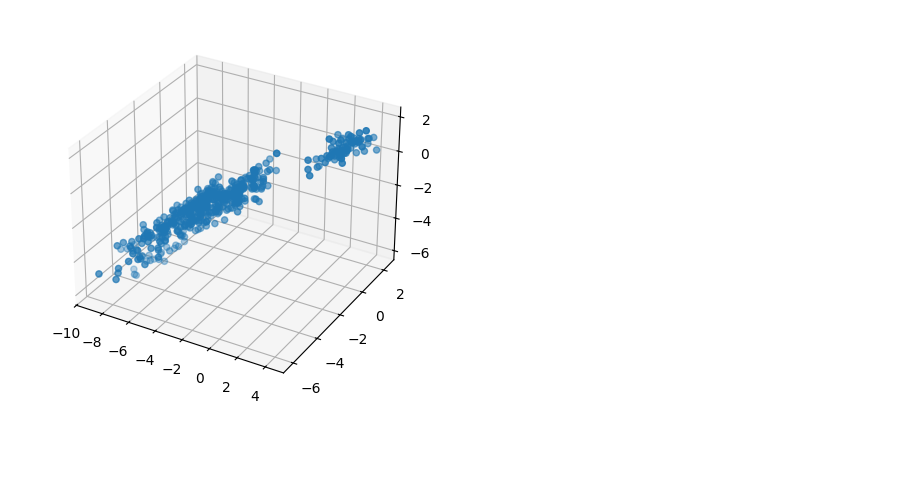
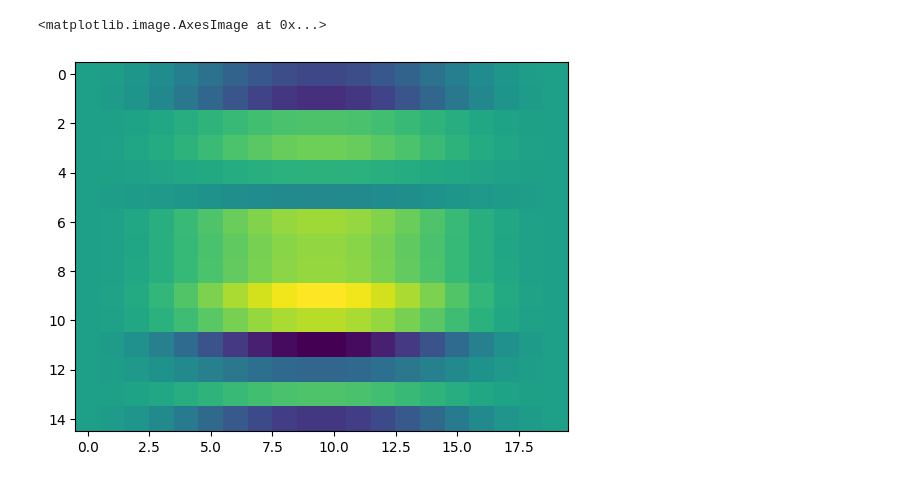
Before and after one commit to mnlmrc/OffManifoldLearning, a Jupyter notebook: notebooks/simulations.ipynb, the cells around one changed output. Cells and saved outputs as stored; diff of their text form; code cells hidden in the pictures; blank space fills up the shorter version.

```diff
--- a/notebooks/simulations.ipynb
+++ b/notebooks/simulations.ipynb
@@ -41,30 +52,24 @@ plt.show()
-# %%
-# Create a force profile
-t = np.linspace(0, 1, T)
-profile = np.sin(np.pi * t) ** 2
-B = rng.standard_normal((Nf, Nd, d))
-B[:, :, 0] *= (1. + bias)
 # %%
 # example trials
-ntrials = 100
-Ft_peak = np.zeros((ntrials, N))
-for ntrial in range(ntrials):
+n_trials = 100
+F = np.zeros((n_trials, T, N), dtype=float)
+fingers = np.zeros(n_trials, dtype=int)
+dirs = np.zeros((n_trials, 3), dtype=float)
+for tr in range(n_trials):
     f = rng.integers(0, Nf)          # which finger is instructed
-    v = np.array([1, 0, 0], dtype=float)       # movement direction in 3D
+    v = np.array([-1, 0, 0], dtype=float)       # movement direction in 3D
     v /= (np.linalg.norm(v) + 1e-12)
     amp = 1 + .2 * rng.standard_normal() # movement amplitude
     z_vec = v[0] * B[f, 0] + v[1] * B[f, 1] + v[2] * B[f, 2] # (d,)
     Z = (amp * profile)[:, None] * z_vec[None, :] # (T, d)
     X = Z @ A.T
-    noise=.3
+    noise=.0
     X += noise * rng.standard_normal(X.shape)
-    Ft = X @ C.T
-    Ft_peak[ntrial] = Ft[T // 2]
-
-fig, ax = plt.subplots(subplot_kw={'projection': '3d'})
-
-ax.scatter(Ft_peak[:, ::3], Ft_peak[:, 1::3], Ft_peak[:, 2::3])
-
-plt.show()
+    Ft = X #@ C.T
+    F[tr] = Ft
+    fingers[tr] = f
-# %% [output]
-[figure, removed]
+# %%
+plt.imshow(Ft.T)
+# %% [output]
+<matplotlib.image.AxesImage at 0x...>
+[figure, added]
```
Also changed, not shown: parts of 8 cells of this notebook.
